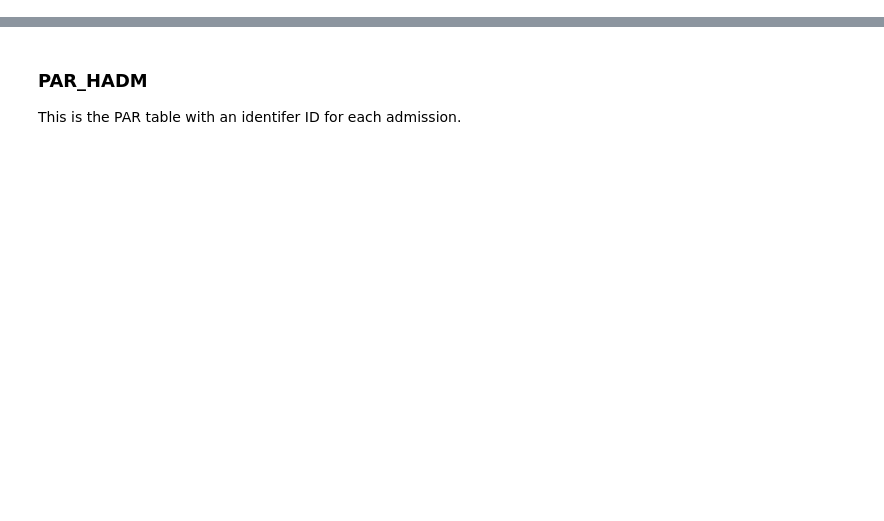
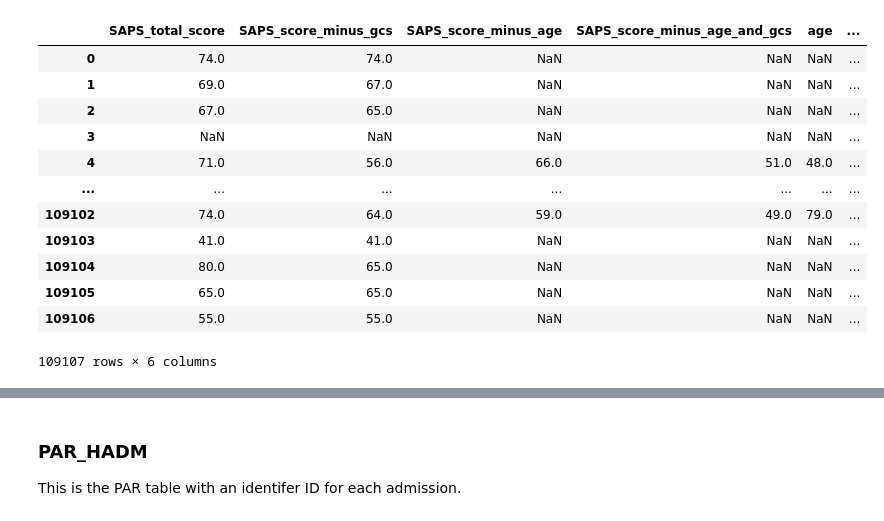
Before and after one commit to johol355/neuro-ascertainment, a Jupyter notebook: candidate-queries/transferred-nsicu-cohort-daoh/transferred-cohort-daoh.ipynb, the cells around one changed output, grey strips where cells are left out. Cells and saved outputs as stored; diff of their text form; code cells hidden in the pictures; blank space fills up the shorter version.

```diff
--- a/candidate-queries/transferred-nsicu-cohort-daoh/transferred-cohort-daoh.ipynb
+++ b/candidate-queries/transferred-nsicu-cohort-daoh/transferred-cohort-daoh.ipynb
@@ -10,7 +10,7 @@ import arviz as az
 from scipy.stats import zscore
 
 # Define the SQLalchemy engine
-engine = create_engine(f"sqlite:////Users/JO/PhD/neuro-ascertainment/data/db.sqlite")
+engine = create_engine(f"sqlite:////Users/JO/PhD/datauttag/2025/db_2025.sqlite")
 
 # Read the SQL query from the file
 with open('/Users/JO/PhD/neuro-ascertainment/candidate-queries/transferred-nsicu-cohort-daoh/transferred-cohort-daoh.sql', 'r') as file:
@@ -24,3 +24,22 @@ def count_id(df):
     VtfId_LopNr = df['VtfId_LopNr'].nunique() if 'VtfId_LopNr' in df else 'Column missing'
     HADM_ID = df['HADM_ID'].nunique() if 'HADM_ID' in df else 'Column missing'
     return print(f'Unique patients: {LopNr} | Unique SIR admits: {VtfId_LopNr} | Unique PAR admits: {HADM_ID}')
+# %%
+q = query + "SELECT * FROM FINAL"
+d = pd.read_sql(q, engine)
+# %%
+d[["SAPS_total_score", "SAPS_score_minus_gcs", "SAPS_score_minus_age", "SAPS_score_minus_age_and_gcs", "age", "sir_consciousness_level"]]
+# %% [output]
+|  | SAPS_total_score | SAPS_score_minus_gcs | SAPS_score_minus_age | SAPS_score_minus_age_and_gcs | age | ... |
+| 0 | 74.0 | 74.0 | NaN | NaN | NaN | ... |
+| 1 | 69.0 | 67.0 | NaN | NaN | NaN | ... |
+| 2 | 67.0 | 65.0 | NaN | NaN | NaN | ... |
+| 3 | NaN | NaN | NaN | NaN | NaN | ... |
+| 4 | 71.0 | 56.0 | 66.0 | 51.0 | 48.0 | ... |
+| ... | ... | ... | ... | ... | ... | ... |
+| 109102 | 74.0 | 64.0 | 59.0 | 49.0 | 79.0 | ... |
+| 109103 | 41.0 | 41.0 | NaN | NaN | NaN | ... |
+| 109104 | 80.0 | 65.0 | NaN | NaN | NaN | ... |
+| 109105 | 65.0 | 65.0 | NaN | NaN | NaN | ... |
+| 109106 | 55.0 | 55.0 | NaN | NaN | NaN | ... |
+109107 rows × 6 columns
```
Also changed, not shown: parts of 4 cells of this notebook, 5 other files.
